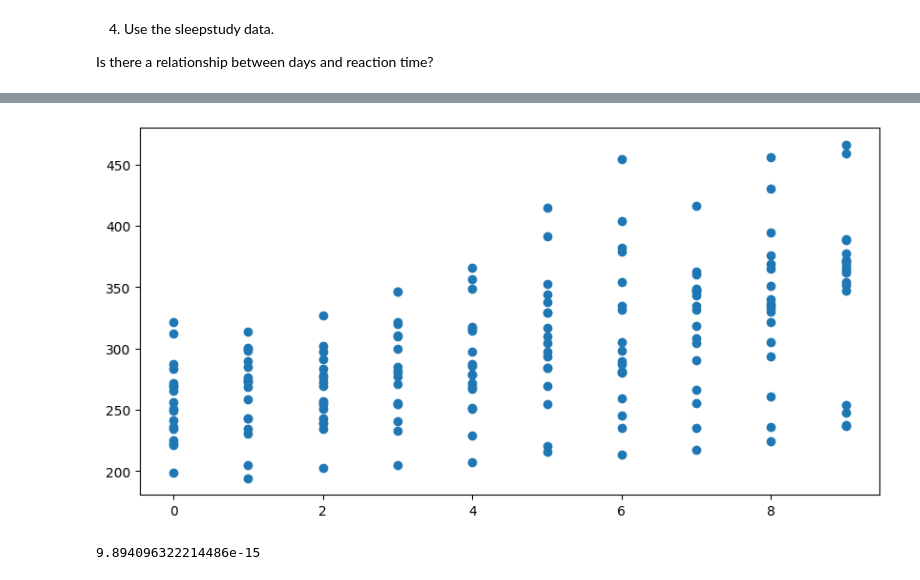
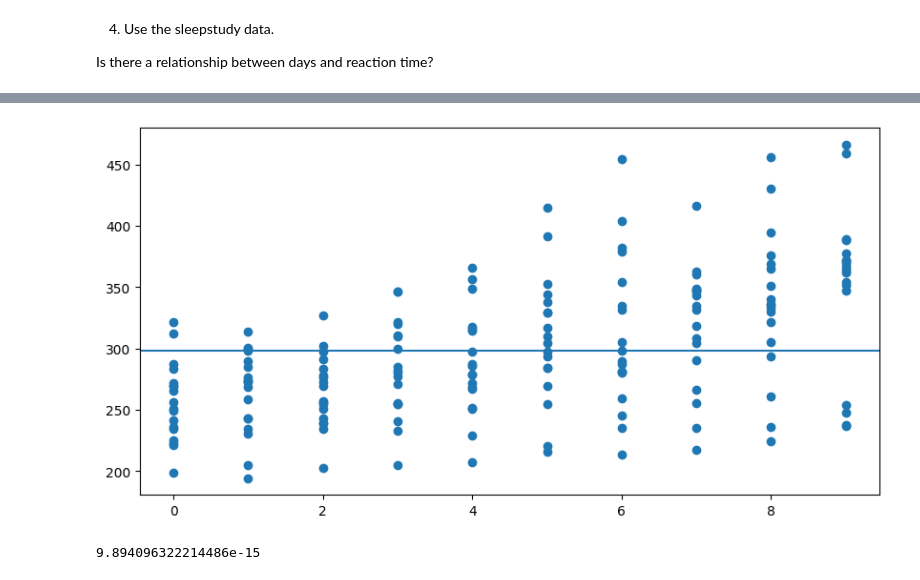
Before and after one commit to TheodoreQuansah/statistics-exercises, a Jupyter notebook: hypothesis_testing.ipynb, the cells around one changed output, grey strips where cells are left out. Cells and saved outputs as stored; diff of their text form; code cells hidden in the pictures.

```diff
--- a/hypothesis_testing.ipynb
+++ b/hypothesis_testing.ipynb
@@ -534,9 +496,10 @@ ss
 # %%
 plt.figure(figsize = (10, 5))
 plt.scatter(ss.Days, ss.Reaction)
+plt.axhline(y=np.nanmean(ss.Reaction))
 plt.show()
 # %% [output]
-[figure, old version]
+[figure, new version]
 # %%
 r, p = stats.pearsonr(ss.Days, ss.Reaction)
 # %%
```
Also changed, not shown: parts of 17 cells of this notebook.
